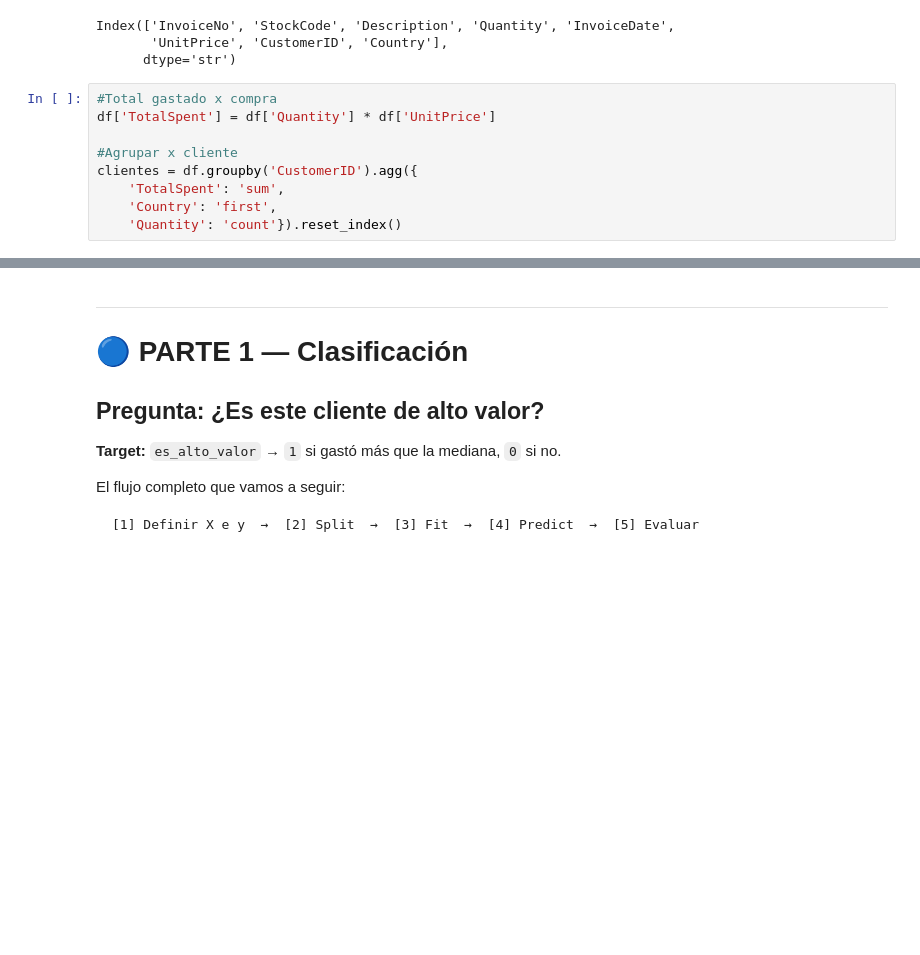
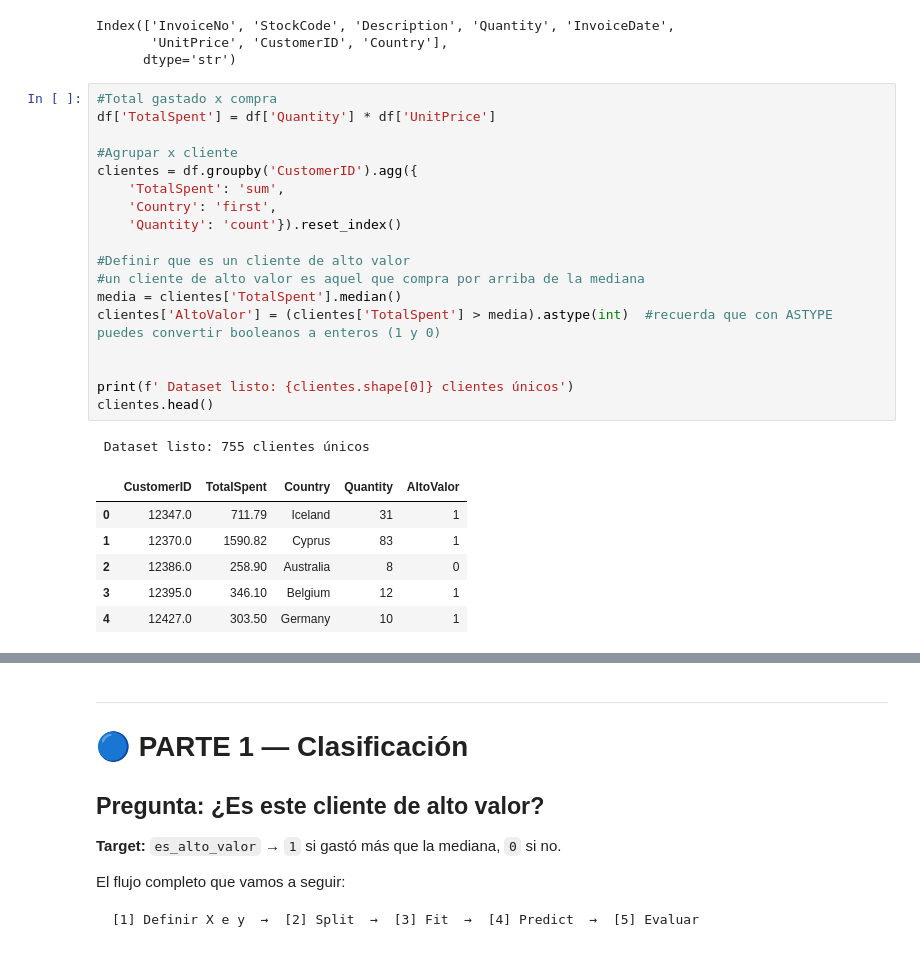
Before and after one commit to cristeldiaza-wq/S10---Into-Data-Science, a Jupyter notebook: Webinar 1 Proyecto/Webinar2_StudentSolution.ipynb, the cells around one changed output, grey strips where cells are left out. Saved outputs shown, nothing was run; the diff lists cells and outputs as text; blank space fills up the shorter version.

```diff
--- a/Webinar 1 Proyecto/Webinar2_StudentSolution.ipynb
+++ b/Webinar 1 Proyecto/Webinar2_StudentSolution.ipynb
@@ -85,12 +85,29 @@ Index(['InvoiceNo', 'StockCode', 'Description', 'Quantity', 'InvoiceDate',
 # %%
 #Total gastado x compra
 df['TotalSpent'] = df['Quantity'] * df['UnitPrice']
 
 #Agrupar x cliente
 clientes = df.groupby('CustomerID').agg({
     'TotalSpent': 'sum',
     'Country': 'first',
     'Quantity': 'count'}).reset_index()
+
+#Definir que es un cliente de alto valor
+#un cliente de alto valor es aquel que compra por arriba de la mediana
+media = clientes['TotalSpent'].median()
+clientes['AltoValor'] = (clientes['TotalSpent'] > media).astype(int)  #recuerda que con ASTYPE puedes convertir booleanos a enteros (1 y 0)
+
+
+print(f' Dataset listo: {clientes.shape[0]} clientes únicos')
+clientes.head()
+# %% [output]
+ Dataset listo: 755 clientes únicos
+|  | CustomerID | TotalSpent | Country | Quantity | AltoValor |
+| 0 | 12347.0 | 711.79 | Iceland | 31 | 1 |
+| 1 | 12370.0 | 1590.82 | Cyprus | 83 | 1 |
+| 2 | 12386.0 | 258.90 | Australia | 8 | 0 |
+| 3 | 12395.0 | 346.10 | Belgium | 12 | 1 |
+| 4 | 12427.0 | 303.50 | Germany | 10 | 1 |
 # %%
 df.describe()
 # %% [output]
```
Also changed, not shown: parts of 8 cells of this notebook.
